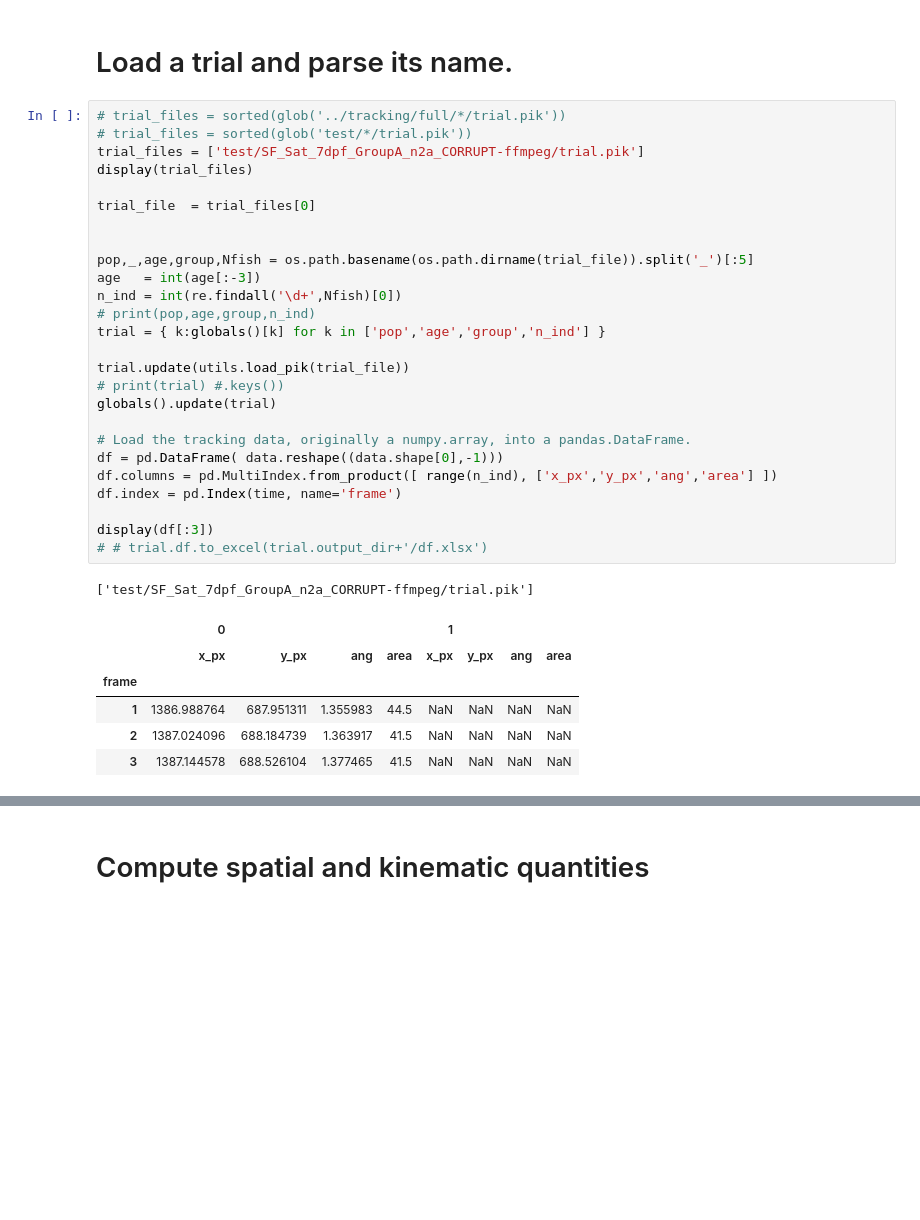
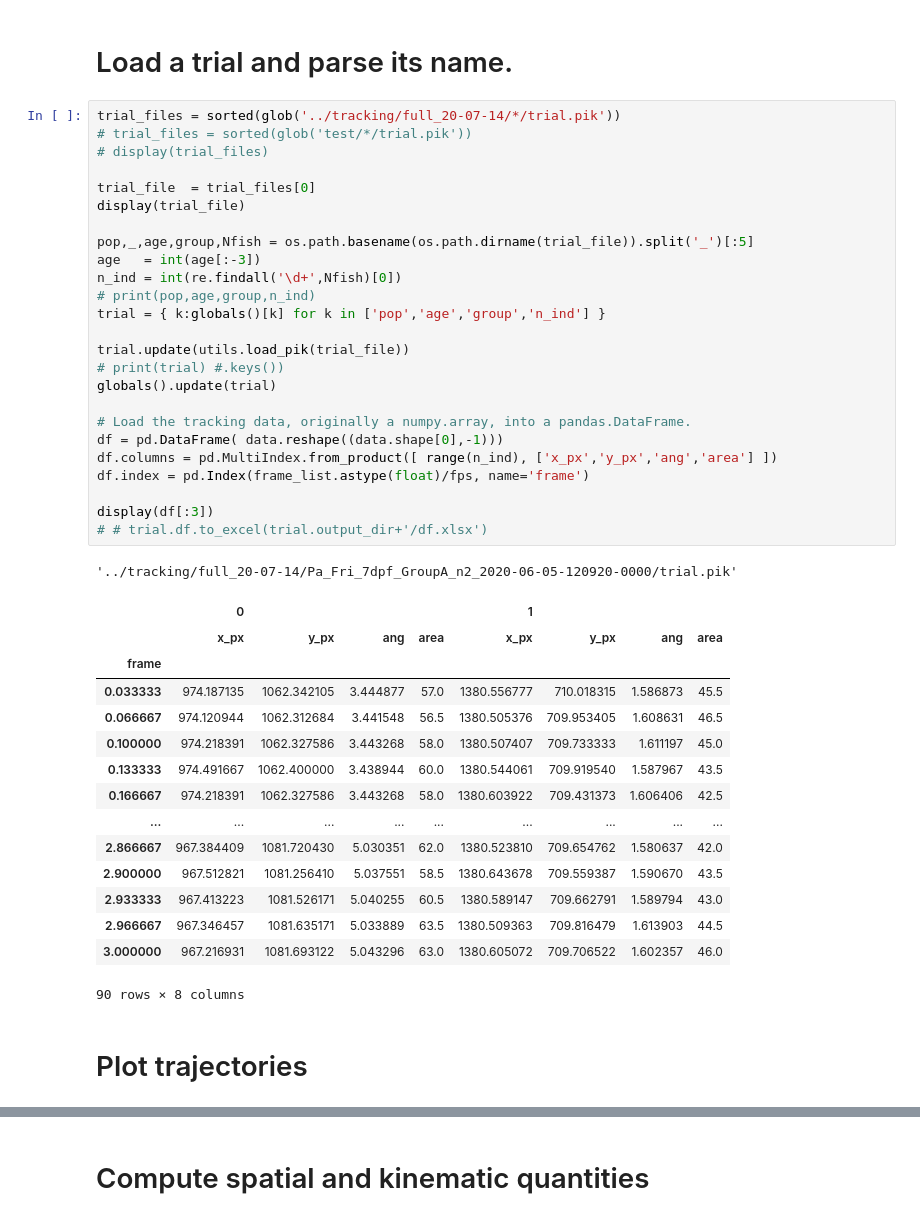
Before and after one commit to yffily/trilab-tracker, a Jupyter notebook: Analyze.ipynb, the cells around one changed output, grey strips where cells are left out. Drawn from its saved outputs; the diff is of its cells as text; blank space fills up the shorter version.

```diff
--- a/Analyze.ipynb
+++ b/Analyze.ipynb
@@ -16,36 +16,46 @@ tank_diameter_vs_age = { 7:9.6, 14:10.4, 21:12.8, 28:17.7, 42:33.8 }
 # %% [markdown]
 # Load a trial and parse its name.
 # %%
-# trial_files = sorted(glob('../tracking/full/*/trial.pik'))
+trial_files = sorted(glob('../tracking/full_20-07-14/*/trial.pik'))
 # trial_files = sorted(glob('test/*/trial.pik'))
-trial_files = ['test/SF_Sat_7dpf_GroupA_n2a_CORRUPT-ffmpeg/trial.pik']
-display(trial_files)
+# display(trial_files)
 
 trial_file  = trial_files[0]
-
+display(trial_file)
 
 pop,_,age,group,Nfish = os.path.basename(os.path.dirname(trial_file)).split('_')[:5]
 age   = int(age[:-3])
 n_ind = int(re.findall('\d+',Nfish)[0])
 # print(pop,age,group,n_ind)
 trial = { k:globals()[k] for k in ['pop','age','group','n_ind'] }
 
 trial.update(utils.load_pik(trial_file))
 # print(trial) #.keys())
 globals().update(trial)
 
 # Load the tracking data, originally a numpy.array, into a pandas.DataFrame.
 df = pd.DataFrame( data.reshape((data.shape[0],-1)))
 df.columns = pd.MultiIndex.from_product([ range(n_ind), ['x_px','y_px','ang','area'] ])
-df.index = pd.Index(time, name='frame')
+df.index = pd.Index(frame_list.astype(float)/fps, name='frame')
 
 display(df[:3])
 # # trial.df.to_excel(trial.output_dir+'/df.xlsx')
 # %% [output]
-['test/SF_Sat_7dpf_GroupA_n2a_CORRUPT-ffmpeg/trial.pik']
+'../tracking/full_20-07-14/Pa_Fri_7dpf_GroupA_n2_2020-06-05-120920-0000/trial.pik'
 |  | 0 |  |  |  | 1 |  |  |  |
 |  | x_px | y_px | ang | area | x_px | y_px | ang | area |
 | frame |  |  |  |  |  |  |  |  |
-| 1 | 1386.988764 | 687.951311 | 1.355983 | 44.5 | NaN | NaN | NaN | NaN |
-| 2 | 1387.024096 | 688.184739 | 1.363917 | 41.5 | NaN | NaN | NaN | NaN |
-| 3 | 1387.144578 | 688.526104 | 1.377465 | 41.5 | NaN | NaN | NaN | NaN |
+| 0.033333 | 974.187135 | 1062.342105 | 3.444877 | 57.0 | 1380.556777 | 710.018315 | 1.586873 | 45.5 |
+| 0.066667 | 974.120944 | 1062.312684 | 3.441548 | 56.5 | 1380.505376 | 709.953405 | 1.608631 | 46.5 |
+| 0.100000 | 974.218391 | 1062.327586 | 3.443268 | 58.0 | 1380.507407 | 709.733333 | 1.611197 | 45.0 |
+| 0.133333 | 974.491667 | 1062.400000 | 3.438944 | 60.0 | 1380.544061 | 709.919540 | 1.587967 | 43.5 |
+| 0.166667 | 974.218391 | 1062.327586 | 3.443268 | 58.0 | 1380.603922 | 709.431373 | 1.606406 | 42.5 |
+| ... | ... | ... | ... | ... | ... | ... | ... | ... |
+| 2.866667 | 967.384409 | 1081.720430 | 5.030351 | 62.0 | 1380.523810 | 709.654762 | 1.580637 | 42.0 |
+| 2.900000 | 967.512821 | 1081.256410 | 5.037551 | 58.5 | 1380.643678 | 709.559387 | 1.590670 | 43.5 |
+| 2.933333 | 967.413223 | 1081.526171 | 5.040255 | 60.5 | 1380.589147 | 709.662791 | 1.589794 | 43.0 |
+| 2.966667 | 967.346457 | 1081.635171 | 5.033889 | 63.5 | 1380.509363 | 709.816479 | 1.613903 | 44.5 |
+| 3.000000 | 967.216931 | 1081.693122 | 5.043296 | 63.0 | 1380.605072 | 709.706522 | 1.602357 | 46.0 |
+90 rows × 8 columns
+# %% [markdown]
+# Plot trajectories
```
Also changed, not shown: parts of 9 cells of this notebook, 3 other files.
